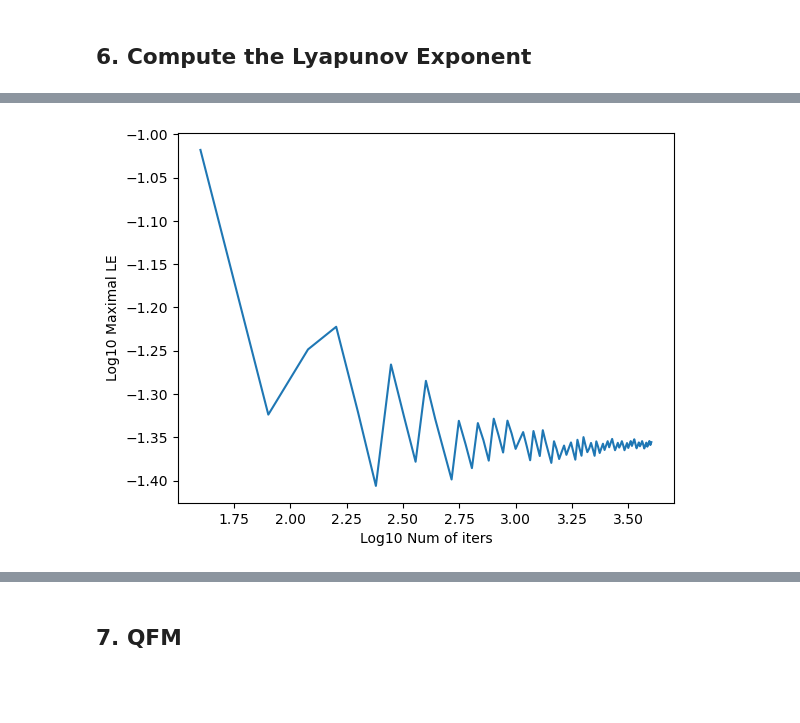
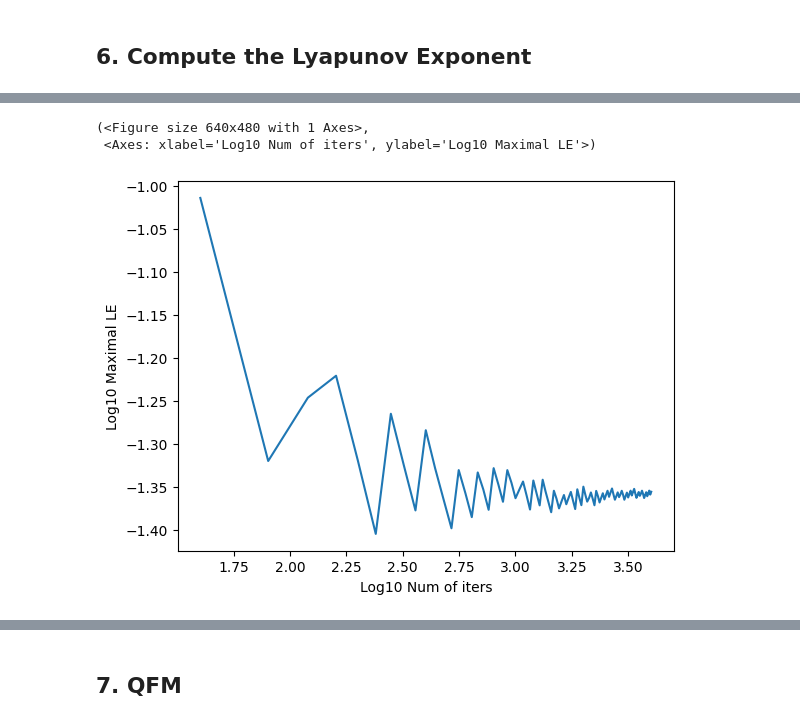
Before and after one commit to Akitzu/pyoculus, a Jupyter notebook: examples/two_waves.ipynb, the cells around one changed output, grey strips where cells are left out. Cells and saved outputs as stored; diff of their text form; code cells hidden in the pictures; blank space fills up the shorter version.

```diff
--- a/examples/two_waves.ipynb
+++ b/examples/two_waves.ipynb
@@ -185,7 +200,9 @@ array([0.09594349, 0.04744079, 0.05642935, 0.05993108, 0.0477327 ,
-# %%
-fig, ax = le.plot()
-# %% [output]
-[figure, removed]
+# %%
+le.plot()
+# %% [output]
+(<Figure size 640x480 with 1 Axes>,
+ <Axes: xlabel='Log10 Num of iters', ylabel='Log10 Maximal LE'>)
+[figure, added]
 # %%
 le.compute([0.63, 0])
 # %% [output]
```
Also changed, not shown: parts of 14 cells of this notebook, 2 other files.
